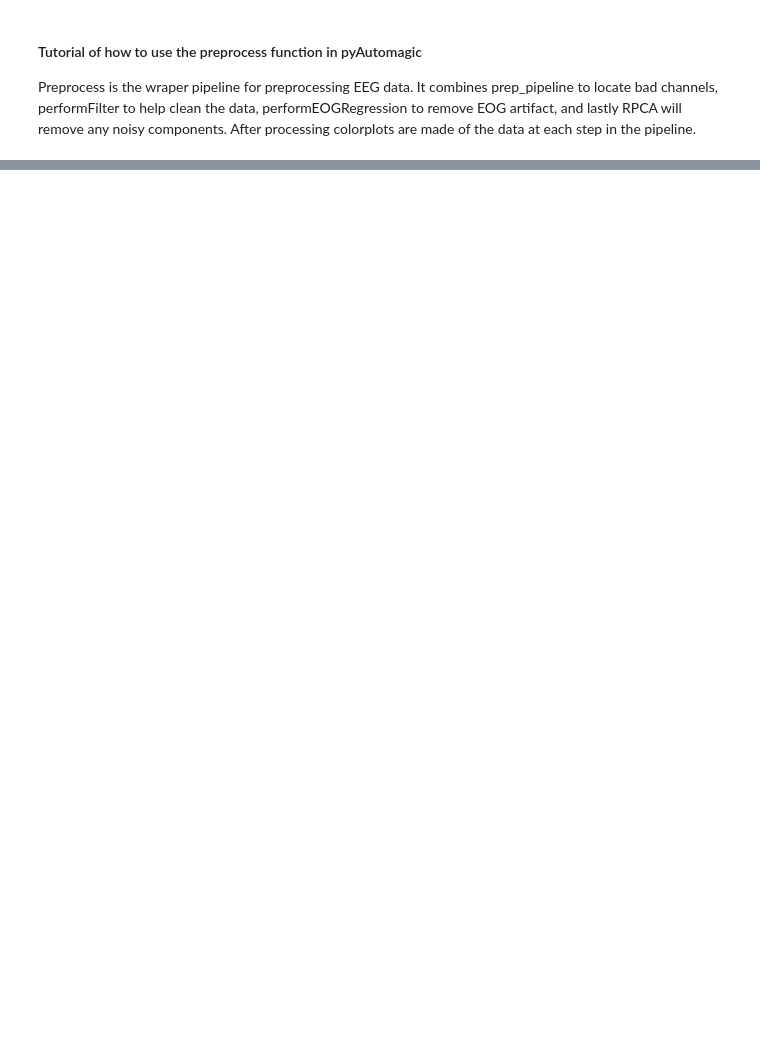
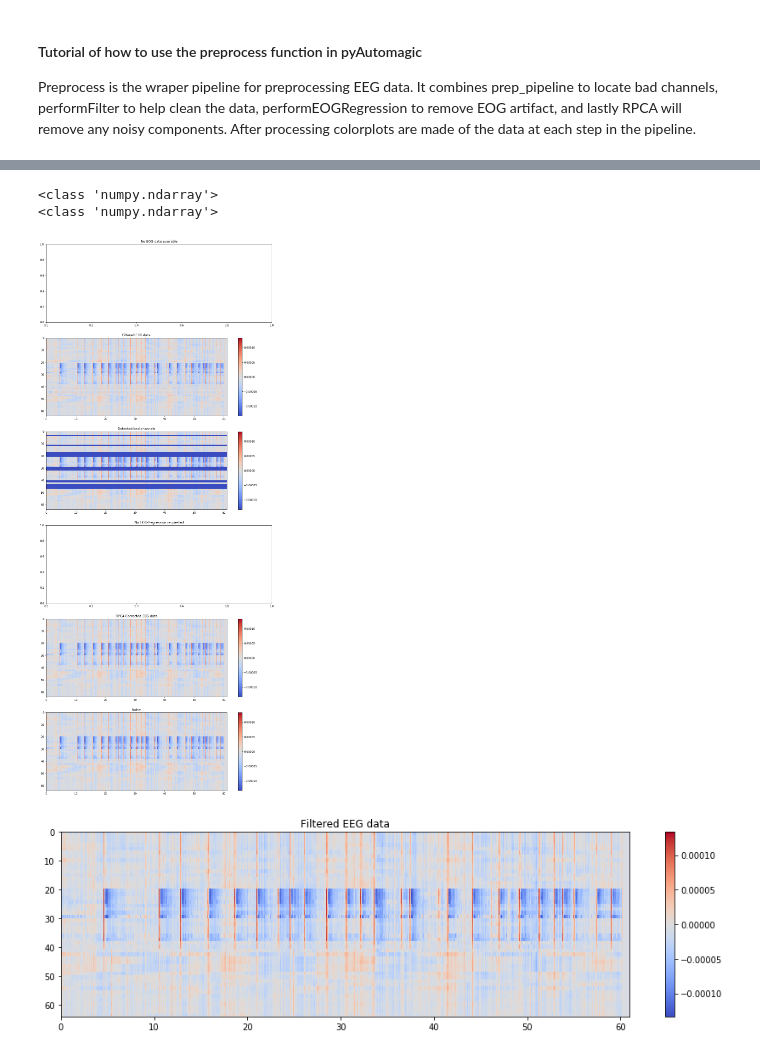
Before and after one commit to NeuroDataDesign/pyautomagic, a Jupyter notebook: notebooks/preprocess_demo.ipynb, the cells around one changed output, grey strips where cells are left out. Cells and saved outputs as stored; diff of their text form; code cells hidden in the pictures; blank space fills up the shorter version.

```diff
--- a/notebooks/preprocess_demo.ipynb
+++ b/notebooks/preprocess_demo.ipynb
@@ -213 +74,13 @@ params = {'line_noise' : 50,\
+# %%
+#perform_rpca
+filtered_data_rpca = preprocess.perform_RPCA()
+# %% [output]
+<class 'numpy.ndarray'>
+<class 'numpy.ndarray'>
+# %%
+#plot
+fig1, fig2 = preprocess.plot()
+# %% [output]
+[figure, added]
+[figure, added]
 # %%
```
Also changed, not shown: parts of 9 cells of this notebook, 2 other files.
